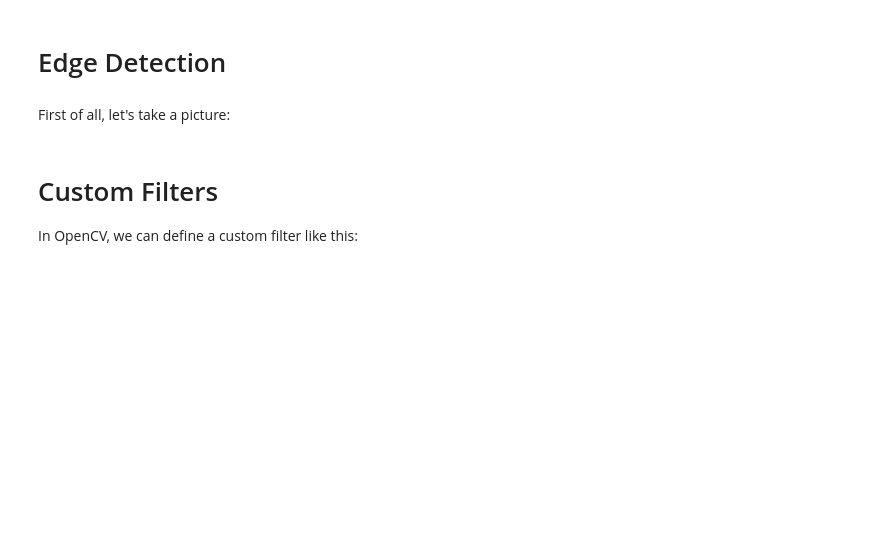
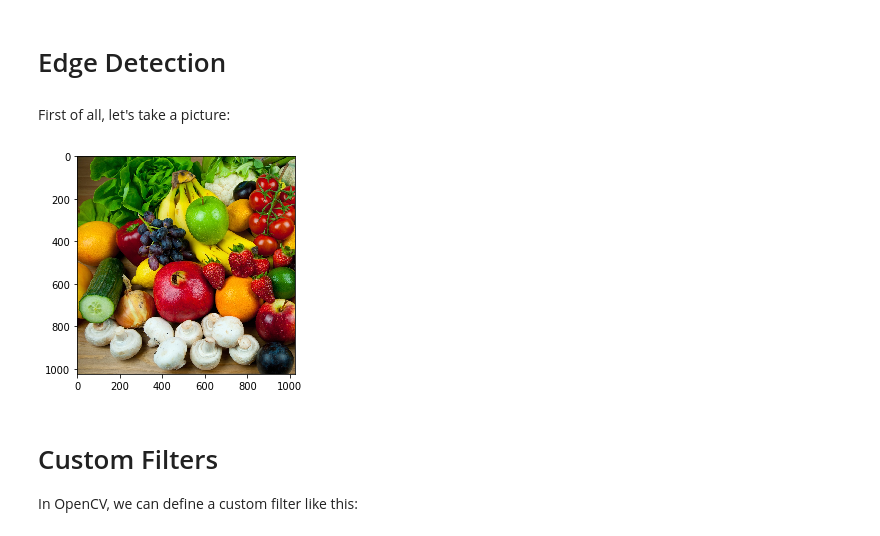
Before and after one commit to svenschultze/mediaprocessing-notebooks, a Jupyter notebook: 6-edge-detection.ipynb, the cells around one changed output. Drawn from its saved outputs; the diff is of its cells as text; code cells hidden in the pictures; blank space fills up the shorter version.

```diff
--- a/6-edge-detection.ipynb
+++ b/6-edge-detection.ipynb
@@ -19,3 +11,11 @@ cv2.imshow(img)
+# %%
+! wget -q https://raw.githubusercontent.com/uol-mediaprocessing/notebooks/master/pictures/image36.jpg
+img = cv2.imread("image36.jpg")
+img = cv2.cvtColor(img, cv2.COLOR_BGR2RGB)
+plt.imshow(img)
+plt.show()
+# %% [output]
+[figure, added]
 # %% [markdown]
 # Custom Filters
 In OpenCV, we can define a custom filter like this:
```
Also changed, not shown: parts of 7 cells of this notebook.
